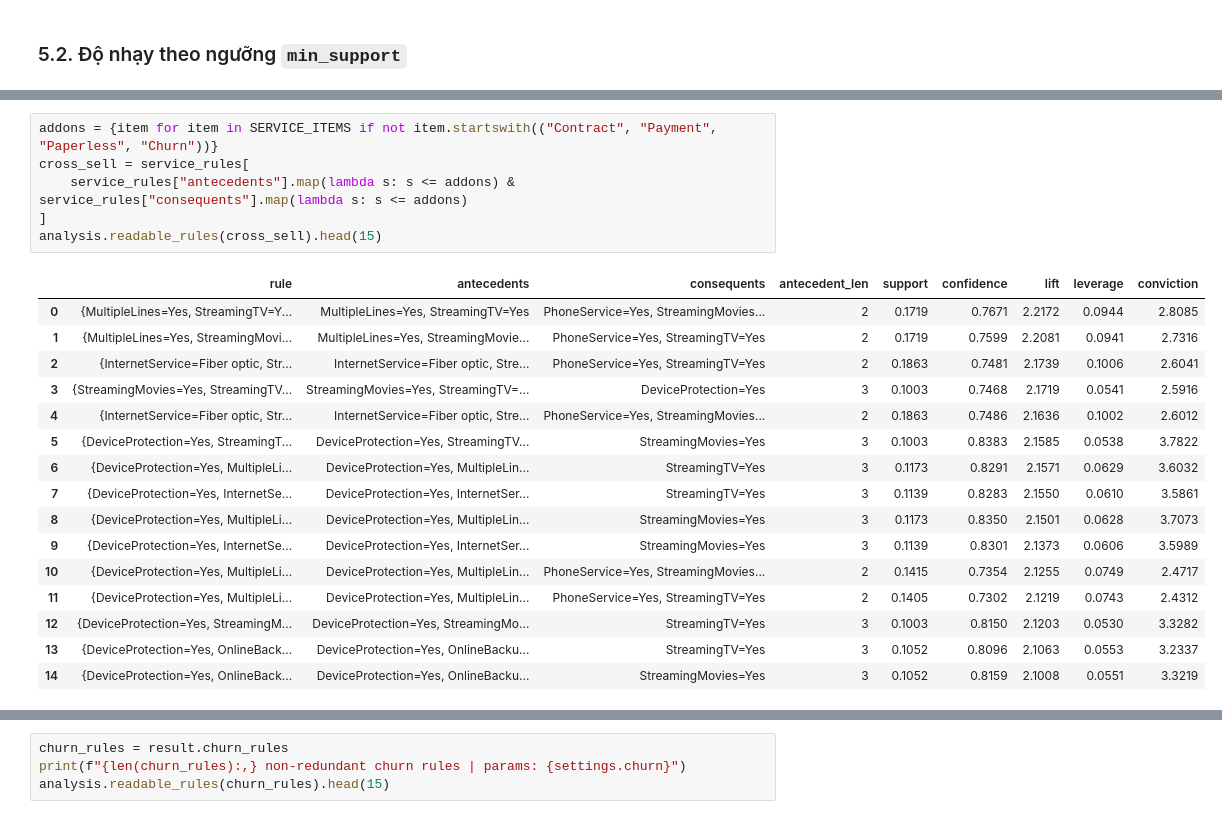
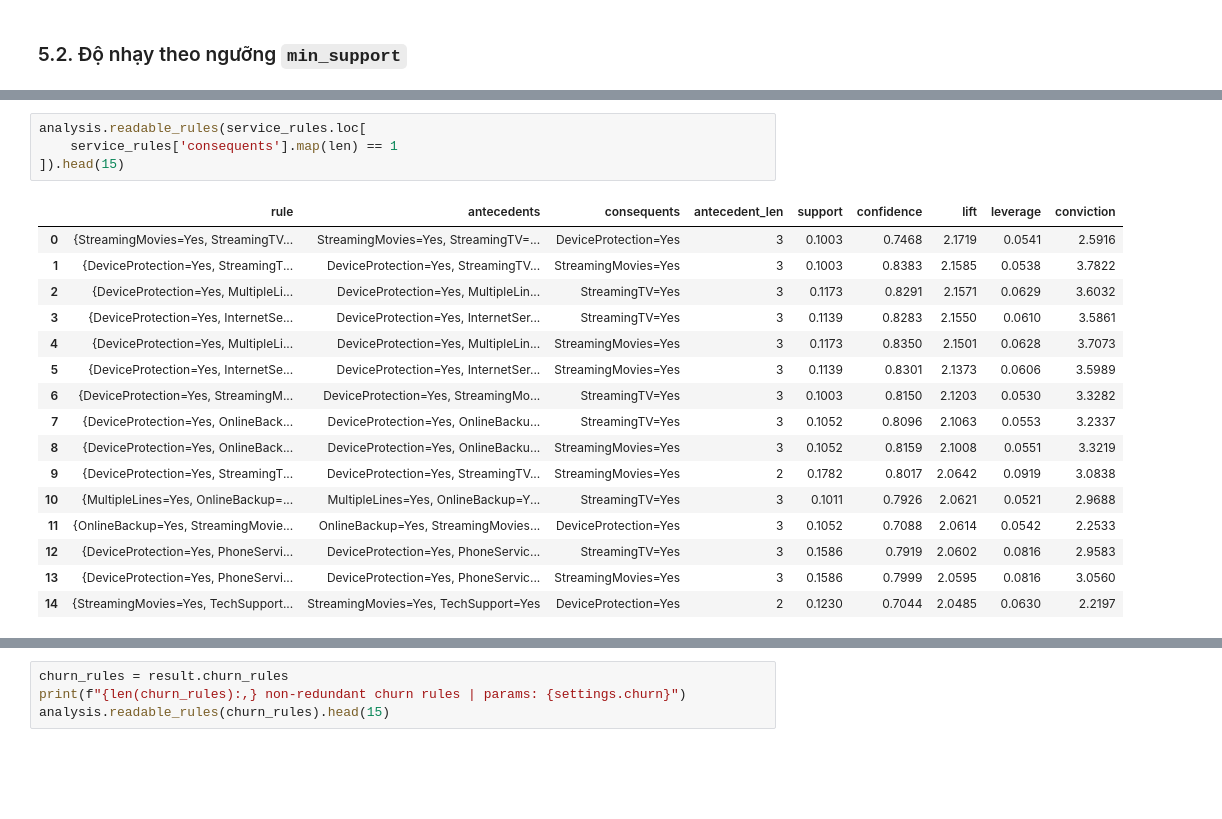
Before and after one commit to dungvnu123/KPDL_1, a Jupyter notebook: notebooks/telco_apriori_analysis.ipynb, the cells around one changed output, grey strips where cells are left out. Cells and saved outputs as stored; diff of their text form; blank space fills up the shorter version.

```diff
--- a/notebooks/telco_apriori_analysis.ipynb
+++ b/notebooks/telco_apriori_analysis.ipynb
@@ -249,26 +252,24 @@ analysis.readable_rules(service_rules).head(15)
 # %%
-addons = {item for item in SERVICE_ITEMS if not item.startswith(("Contract", "Payment", "Paperless", "Churn"))}
-cross_sell = service_rules[
-    service_rules["antecedents"].map(lambda s: s <= addons) & service_rules["consequents"].map(lambda s: s <= addons)
-]
-analysis.readable_rules(cross_sell).head(15)
+analysis.readable_rules(service_rules.loc[
+    service_rules['consequents'].map(len) == 1
+]).head(15)
 # %% [output]
 |  | rule | antecedents | consequents | antecedent_len | support | confidence | lift | leverage | conviction |
-| 0 | {MultipleLines=Yes, StreamingTV=Y... | MultipleLines=Yes, StreamingTV=Yes | PhoneService=Yes, StreamingMovies... | 2 | 0.1719 | 0.7671 | 2.2172 | 0.0944 | 2.8085 |
-| 1 | {MultipleLines=Yes, StreamingMovi... | MultipleLines=Yes, StreamingMovie... | PhoneService=Yes, StreamingTV=Yes | 2 | 0.1719 | 0.7599 | 2.2081 | 0.0941 | 2.7316 |
-| 2 | {InternetService=Fiber optic, Str... | InternetService=Fiber optic, Stre... | PhoneService=Yes, StreamingTV=Yes | 2 | 0.1863 | 0.7481 | 2.1739 | 0.1006 | 2.6041 |
-| 3 | {StreamingMovies=Yes, StreamingTV... | StreamingMovies=Yes, StreamingTV=... | DeviceProtection=Yes | 3 | 0.1003 | 0.7468 | 2.1719 | 0.0541 | 2.5916 |
-| 4 | {InternetService=Fiber optic, Str... | InternetService=Fiber optic, Stre... | PhoneService=Yes, StreamingMovies... | 2 | 0.1863 | 0.7486 | 2.1636 | 0.1002 | 2.6012 |
-| 5 | {DeviceProtection=Yes, StreamingT... | DeviceProtection=Yes, StreamingTV... | StreamingMovies=Yes | 3 | 0.1003 | 0.8383 | 2.1585 | 0.0538 | 3.7822 |
-| 6 | {DeviceProtection=Yes, MultipleLi... | DeviceProtection=Yes, MultipleLin... | StreamingTV=Yes | 3 | 0.1173 | 0.8291 | 2.1571 | 0.0629 | 3.6032 |
-| 7 | {DeviceProtection=Yes, InternetSe... | DeviceProtection=Yes, InternetSer... | StreamingTV=Yes | 3 | 0.1139 | 0.8283 | 2.1550 | 0.0610 | 3.5861 |
-| 8 | {DeviceProtection=Yes, MultipleLi... | DeviceProtection=Yes, MultipleLin... | StreamingMovies=Yes | 3 | 0.1173 | 0.8350 | 2.1501 | 0.0628 | 3.7073 |
-| 9 | {DeviceProtection=Yes, InternetSe... | DeviceProtection=Yes, InternetSer... | StreamingMovies=Yes | 3 | 0.1139 | 0.8301 | 2.1373 | 0.0606 | 3.5989 |
-| 10 | {DeviceProtection=Yes, MultipleLi... | DeviceProtection=Yes, MultipleLin... | PhoneService=Yes, StreamingMovies... | 2 | 0.1415 | 0.7354 | 2.1255 | 0.0749 | 2.4717 |
-| 11 | {DeviceProtection=Yes, MultipleLi... | DeviceProtection=Yes, MultipleLin... | PhoneService=Yes, StreamingTV=Yes | 2 | 0.1405 | 0.7302 | 2.1219 | 0.0743 | 2.4312 |
-| 12 | {DeviceProtection=Yes, StreamingM... | DeviceProtection=Yes, StreamingMo... | StreamingTV=Yes | 3 | 0.1003 | 0.8150 | 2.1203 | 0.0530 | 3.3282 |
-| 13 | {DeviceProtection=Yes, OnlineBack... | DeviceProtection=Yes, OnlineBacku... | StreamingTV=Yes | 3 | 0.1052 | 0.8096 | 2.1063 | 0.0553 | 3.2337 |
-| 14 | {DeviceProtection=Yes, OnlineBack... | DeviceProtection=Yes, OnlineBacku... | StreamingMovies=Yes | 3 | 0.1052 | 0.8159 | 2.1008 | 0.0551 | 3.3219 |
+| 0 | {StreamingMovies=Yes, StreamingTV... | StreamingMovies=Yes, StreamingTV=... | DeviceProtection=Yes | 3 | 0.1003 | 0.7468 | 2.1719 | 0.0541 | 2.5916 |
+| 1 | {DeviceProtection=Yes, StreamingT... | DeviceProtection=Yes, StreamingTV... | StreamingMovies=Yes | 3 | 0.1003 | 0.8383 | 2.1585 | 0.0538 | 3.7822 |
+| 2 | {DeviceProtection=Yes, MultipleLi... | DeviceProtection=Yes, MultipleLin... | StreamingTV=Yes | 3 | 0.1173 | 0.8291 | 2.1571 | 0.0629 | 3.6032 |
+| 3 | {DeviceProtection=Yes, InternetSe... | DeviceProtection=Yes, InternetSer... | StreamingTV=Yes | 3 | 0.1139 | 0.8283 | 2.1550 | 0.0610 | 3.5861 |
+| 4 | {DeviceProtection=Yes, MultipleLi... | DeviceProtection=Yes, MultipleLin... | StreamingMovies=Yes | 3 | 0.1173 | 0.8350 | 2.1501 | 0.0628 | 3.7073 |
+| 5 | {DeviceProtection=Yes, InternetSe... | DeviceProtection=Yes, InternetSer... | StreamingMovies=Yes | 3 | 0.1139 | 0.8301 | 2.1373 | 0.0606 | 3.5989 |
+| 6 | {DeviceProtection=Yes, StreamingM... | DeviceProtection=Yes, StreamingMo... | StreamingTV=Yes | 3 | 0.1003 | 0.8150 | 2.1203 | 0.0530 | 3.3282 |
+| 7 | {DeviceProtection=Yes, OnlineBack... | DeviceProtection=Yes, OnlineBacku... | StreamingTV=Yes | 3 | 0.1052 | 0.8096 | 2.1063 | 0.0553 | 3.2337 |
+| 8 | {DeviceProtection=Yes, OnlineBack... | DeviceProtection=Yes, OnlineBacku... | StreamingMovies=Yes | 3 | 0.1052 | 0.8159 | 2.1008 | 0.0551 | 3.3219 |
+| 9 | {DeviceProtection=Yes, StreamingT... | DeviceProtection=Yes, StreamingTV... | StreamingMovies=Yes | 2 | 0.1782 | 0.8017 | 2.0642 | 0.0919 | 3.0838 |
+| 10 | {MultipleLines=Yes, OnlineBackup=... | MultipleLines=Yes, OnlineBackup=Y... | StreamingTV=Yes | 3 | 0.1011 | 0.7926 | 2.0621 | 0.0521 | 2.9688 |
+| 11 | {OnlineBackup=Yes, StreamingMovie... | OnlineBackup=Yes, StreamingMovies... | DeviceProtection=Yes | 3 | 0.1052 | 0.7088 | 2.0614 | 0.0542 | 2.2533 |
+| 12 | {DeviceProtection=Yes, PhoneServi... | DeviceProtection=Yes, PhoneServic... | StreamingTV=Yes | 3 | 0.1586 | 0.7919 | 2.0602 | 0.0816 | 2.9583 |
+| 13 | {DeviceProtection=Yes, PhoneServi... | DeviceProtection=Yes, PhoneServic... | StreamingMovies=Yes | 3 | 0.1586 | 0.7999 | 2.0595 | 0.0816 | 3.0560 |
+| 14 | {StreamingMovies=Yes, TechSupport... | StreamingMovies=Yes, TechSupport=Yes | DeviceProtection=Yes | 2 | 0.1230 | 0.7044 | 2.0485 | 0.0630 | 2.2197 |
 # %%
 viz.plot_rules_scatter(service_rules);
 # %% [output]
```
Also changed, not shown: parts of 20 cells of this notebook, 35 other files.
